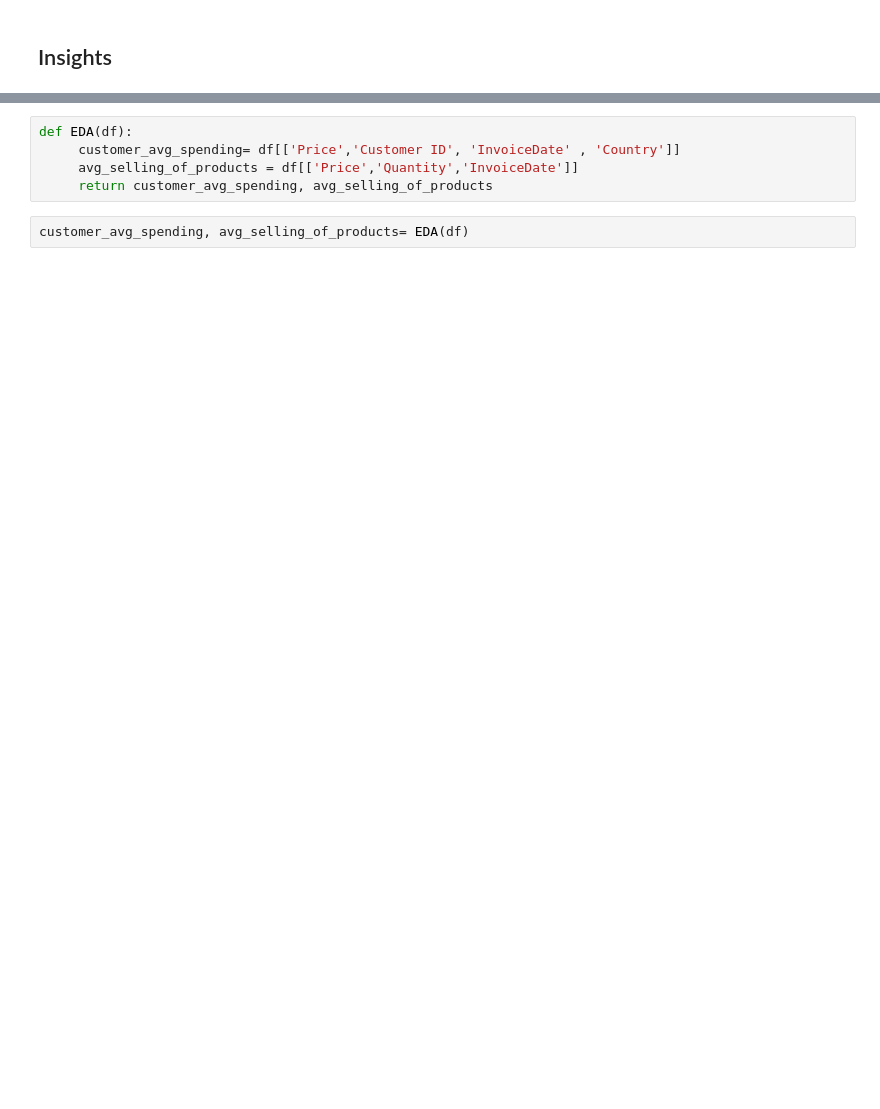
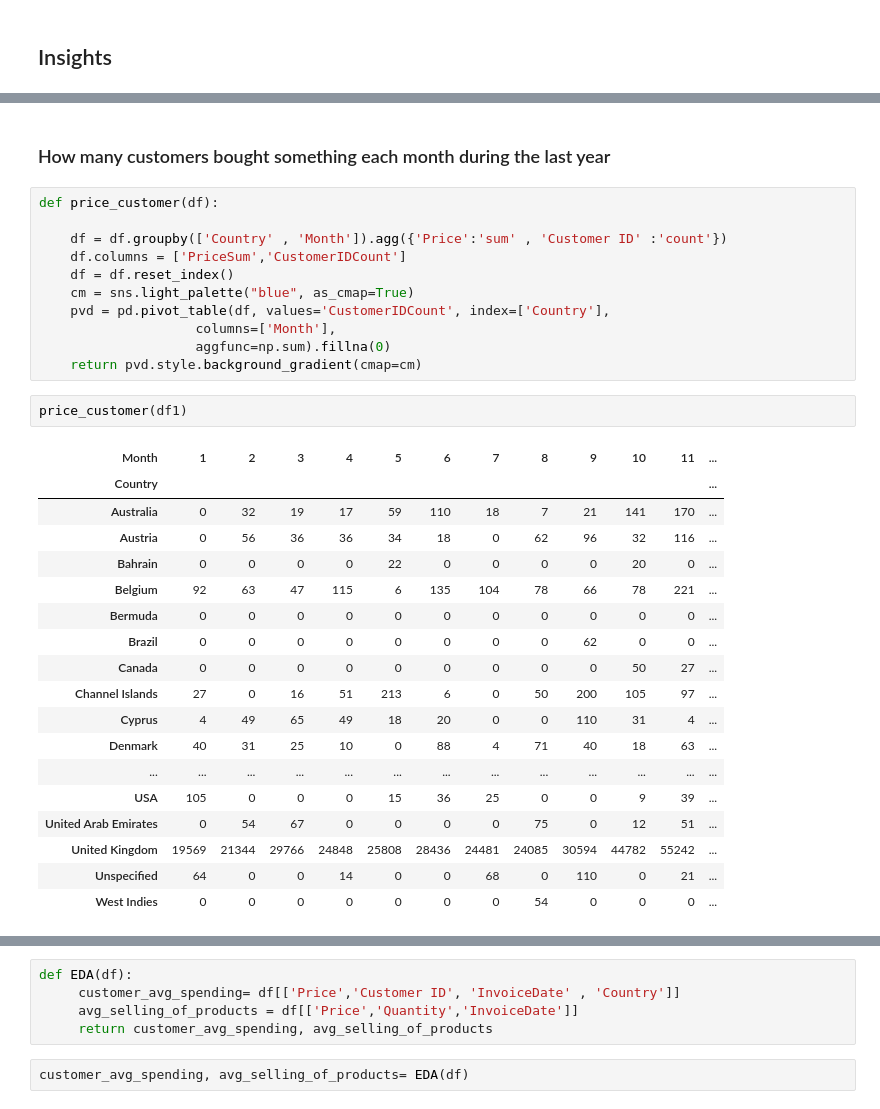
Before and after one commit to GaworO/OnlineRetail, a Jupyter notebook: OnlineRetail.ipynb, the cells around one changed output, grey strips where cells are left out. Saved outputs shown, nothing was run; the diff lists cells and outputs as text; blank space fills up the shorter version.

```diff
--- a/OnlineRetail.ipynb
+++ b/OnlineRetail.ipynb
@@ -24,0 +109,34 @@ df.head()
+# %% [markdown]
+### How many customers bought something each month during the last year
+# %%
+def price_customer(df):
+
+    df = df.groupby(['Country' , 'Month']).agg({'Price':'sum' , 'Customer ID' :'count'})
+    df.columns = ['PriceSum','CustomerIDCount']
+    df = df.reset_index()
+    cm = sns.light_palette("blue", as_cmap=True)
+    pvd = pd.pivot_table(df, values='CustomerIDCount', index=['Country'],
+                    columns=['Month'],
+                    aggfunc=np.sum).fillna(0)
+    return pvd.style.background_gradient(cmap=cm)
+# %%
+price_customer(df1)
+# %% [output]
+| Month | 1 | 2 | 3 | 4 | 5 | 6 | 7 | 8 | 9 | 10 | 11 | ... |
+| Country |  |  |  |  |  |  |  |  |  |  |  | ... |
+| Australia | 0 | 32 | 19 | 17 | 59 | 110 | 18 | 7 | 21 | 141 | 170 | ... |
+| Austria | 0 | 56 | 36 | 36 | 34 | 18 | 0 | 62 | 96 | 32 | 116 | ... |
+| Bahrain | 0 | 0 | 0 | 0 | 22 | 0 | 0 | 0 | 0 | 20 | 0 | ... |
+| Belgium | 92 | 63 | 47 | 115 | 6 | 135 | 104 | 78 | 66 | 78 | 221 | ... |
+| Bermuda | 0 | 0 | 0 | 0 | 0 | 0 | 0 | 0 | 0 | 0 | 0 | ... |
+| Brazil | 0 | 0 | 0 | 0 | 0 | 0 | 0 | 0 | 62 | 0 | 0 | ... |
+| Canada | 0 | 0 | 0 | 0 | 0 | 0 | 0 | 0 | 0 | 50 | 27 | ... |
+| Channel Islands | 27 | 0 | 16 | 51 | 213 | 6 | 0 | 50 | 200 | 105 | 97 | ... |
+| Cyprus | 4 | 49 | 65 | 49 | 18 | 20 | 0 | 0 | 110 | 31 | 4 | ... |
+| Denmark | 40 | 31 | 25 | 10 | 0 | 88 | 4 | 71 | 40 | 18 | 63 | ... |
+| ... | ... | ... | ... | ... | ... | ... | ... | ... | ... | ... | ... | ... |
+| USA | 105 | 0 | 0 | 0 | 15 | 36 | 25 | 0 | 0 | 9 | 39 | ... |
+| United Arab Emirates | 0 | 54 | 67 | 0 | 0 | 0 | 0 | 75 | 0 | 12 | 51 | ... |
+| United Kingdom | 19569 | 21344 | 29766 | 24848 | 25808 | 28436 | 24481 | 24085 | 30594 | 44782 | 55242 | ... |
+| Unspecified | 64 | 0 | 0 | 14 | 0 | 0 | 68 | 0 | 110 | 0 | 21 | ... |
+| West Indies | 0 | 0 | 0 | 0 | 0 | 0 | 0 | 54 | 0 | 0 | 0 | ... |
```
Also changed, not shown: parts of 46 cells of this notebook.
